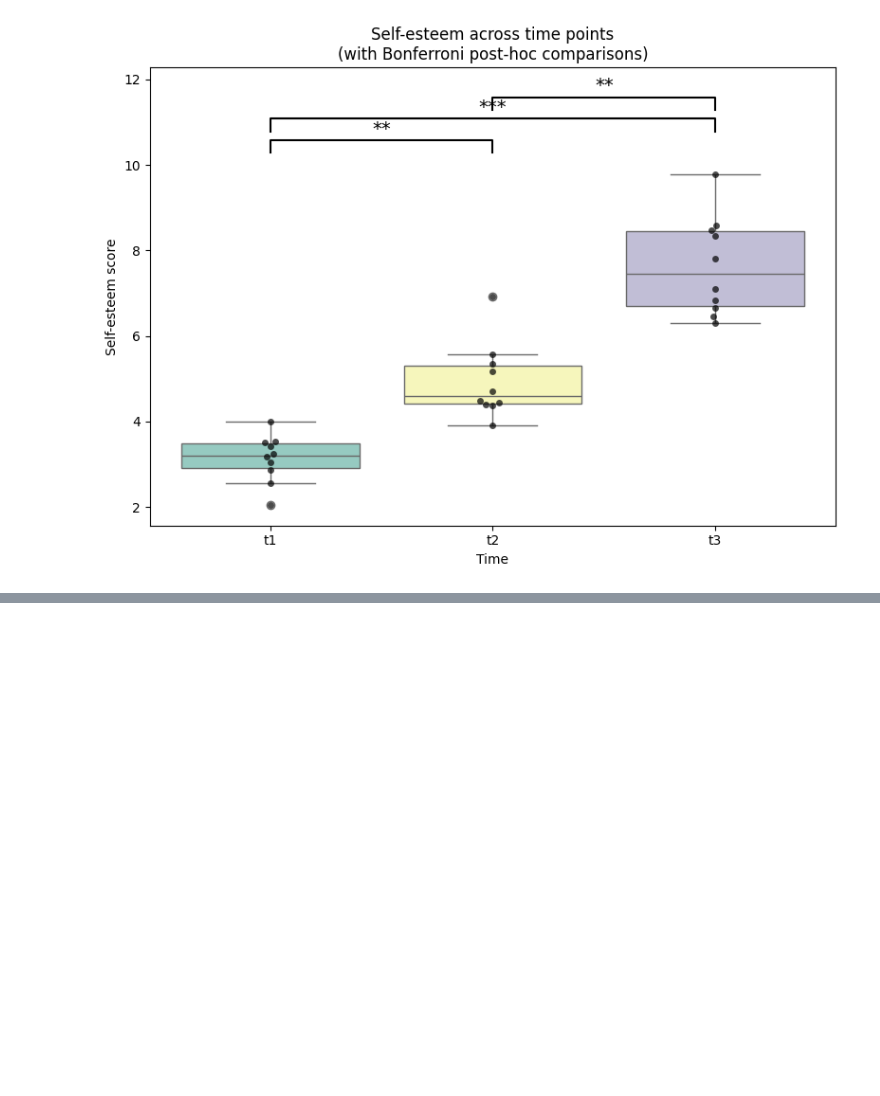
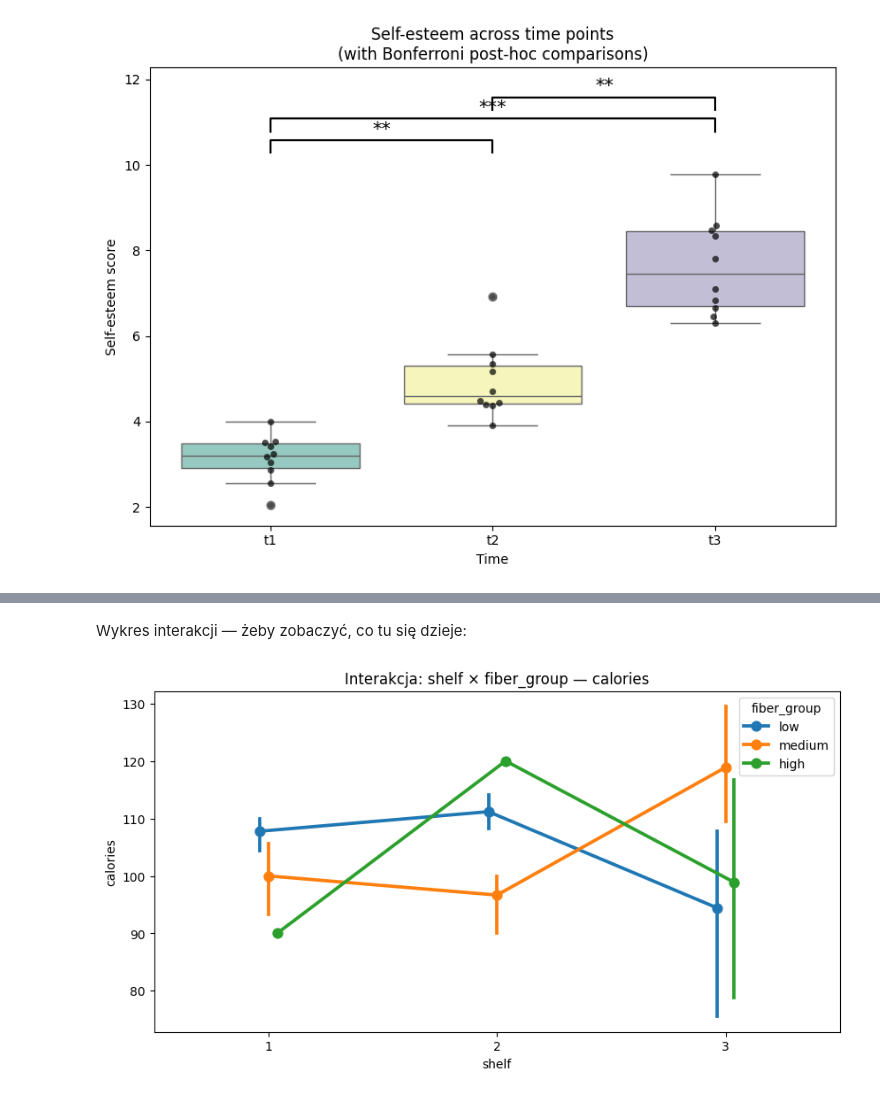
Before and after one commit to rk404/sadKF, a Jupyter notebook: 14-testy_anova.ipynb, the cells around one changed output, grey strips where cells are left out. Saved outputs shown, nothing was run; the diff lists cells and outputs as text; code cells hidden in the pictures; blank space fills up the shorter version.

```diff
--- a/14-testy_anova.ipynb
+++ b/14-testy_anova.ipynb
@@ -725,0 +730,8 @@ Czynniki te pełnią rolę zmiennych moderujących, czyli takich, które mogą w
+# %%
+# Cereal dataset (Kaggle: "Cereal Dataset")
+# https://www.kaggle.com/datasets/crawford/80-cereals
+import kagglehub
+path = kagglehub.dataset_download("crawford/80-cereals")
+# %%
+df = pd.read_csv(path + "/cereal.csv")
+df.head()
@@ -725,0 +750,6 @@ Czynniki te pełnią rolę zmiennych moderujących, czyli takich, które mogą w
+# %%
+df = df[['calories', 'fiber', 'shelf']].dropna()
+
+df['shelf'] = df['shelf'].astype('category')
+
+df.info()
@@ -725,0 +774,10 @@ Czynniki te pełnią rolę zmiennych moderujących, czyli takich, które mogą w
+# %%
+df['fiber_group'] = pd.cut(
+    df['fiber'],
+    bins=[-0.01, 1, 3, df['fiber'].max()],
+    labels=['low', 'medium', 'high']
+)
+
+df['fiber_group'] = df['fiber_group'].astype('category')
+
+df.head()
@@ -725,0 +836,9 @@ Czynniki te pełnią rolę zmiennych moderujących, czyli takich, które mogą w
+# %% [markdown]
+Wykres interakcji — żeby zobaczyć, co tu się dzieje:
+# %%
+plt.figure(figsize=(10,5))
+sns.pointplot(data=df, x='shelf', y='calories', hue='fiber_group', dodge=True)
+plt.title("Interakcja: shelf × fiber_group — calories")
+plt.show()
+# %% [output]
+[figure, added]
```
Also changed, not shown: parts of 52 cells of this notebook.
